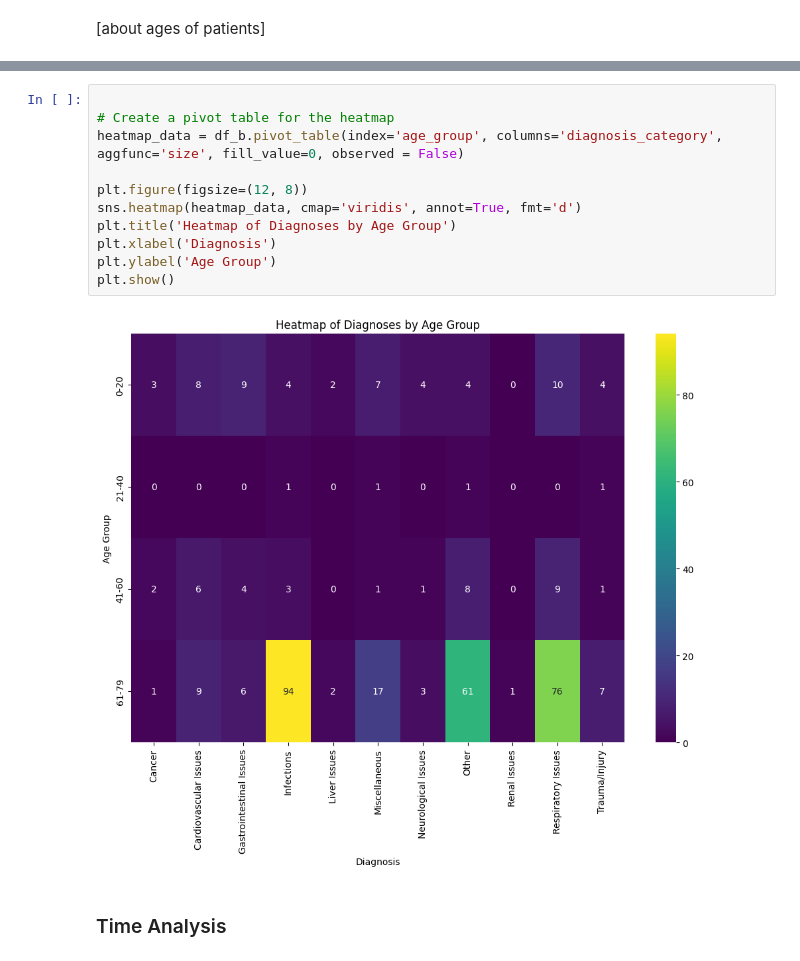
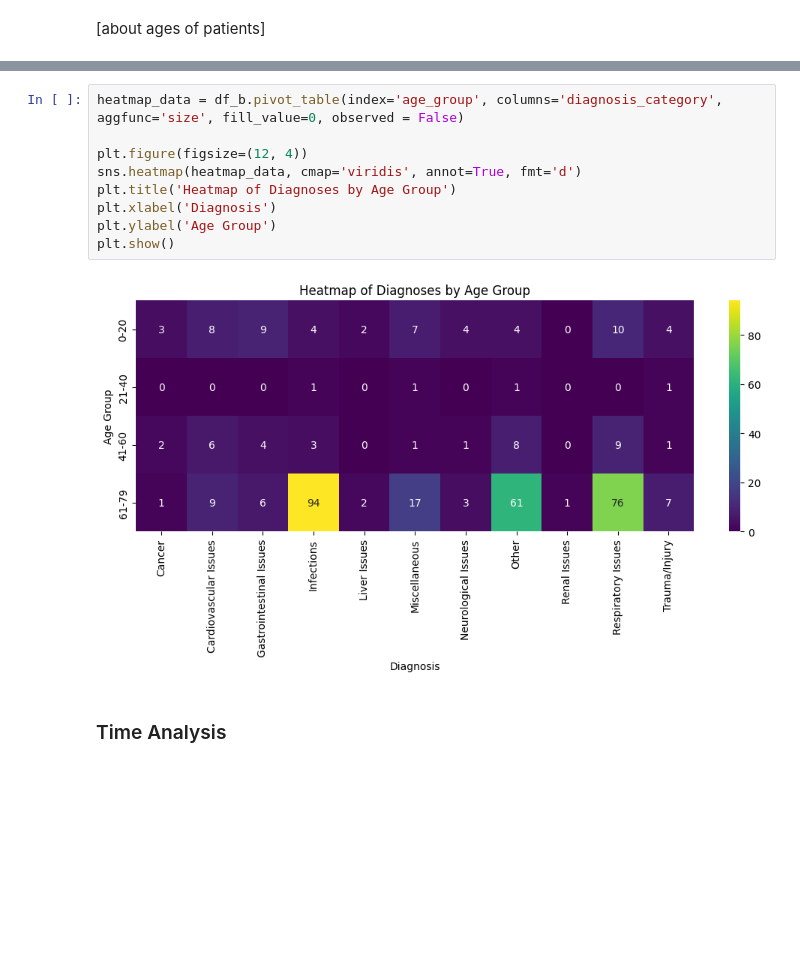
Before and after one commit to punstack/Health-Care-Analytics, a Jupyter notebook: eda.ipynb, the cells around one changed output, grey strips where cells are left out. Cells and saved outputs as stored; diff of their text form; blank space fills up the shorter version.

```diff
--- a/eda.ipynb
+++ b/eda.ipynb
@@ -281,16 +273,14 @@ plt.show()
 # %%
-
-# Create a pivot table for the heatmap
 heatmap_data = df_b.pivot_table(index='age_group', columns='diagnosis_category', aggfunc='size', fill_value=0, observed = False)
 
-plt.figure(figsize=(12, 8))
+plt.figure(figsize=(12, 4))
 sns.heatmap(heatmap_data, cmap='viridis', annot=True, fmt='d')
 plt.title('Heatmap of Diagnoses by Age Group')
 plt.xlabel('Diagnosis')
 plt.ylabel('Age Group')
 plt.show()
 # %% [output]
-[figure, old version]
+[figure, new version]
 # %% [markdown]
 ### Time Analysis
 # %%
```
Also changed, not shown: parts of 7 cells of this notebook, 2 other files.
